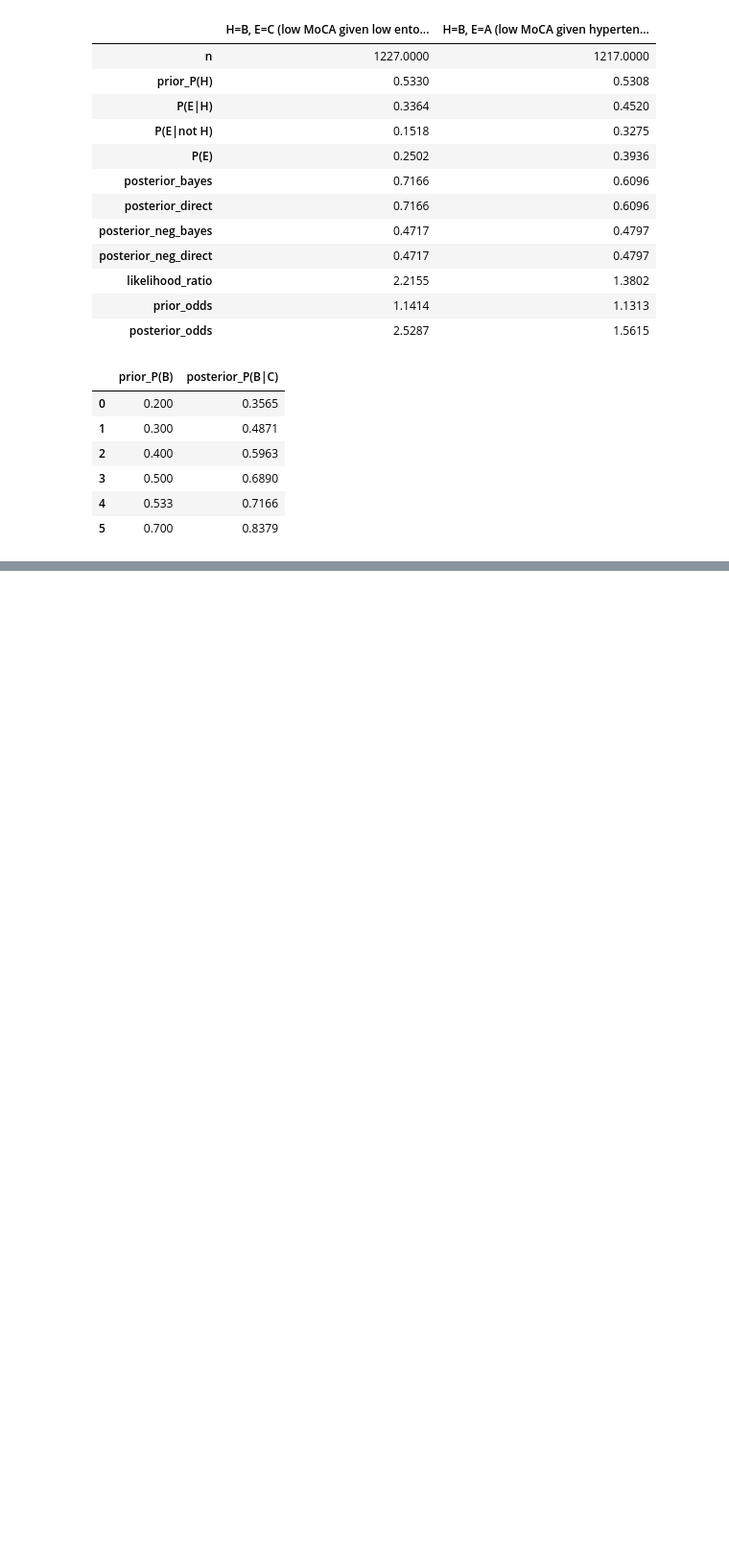
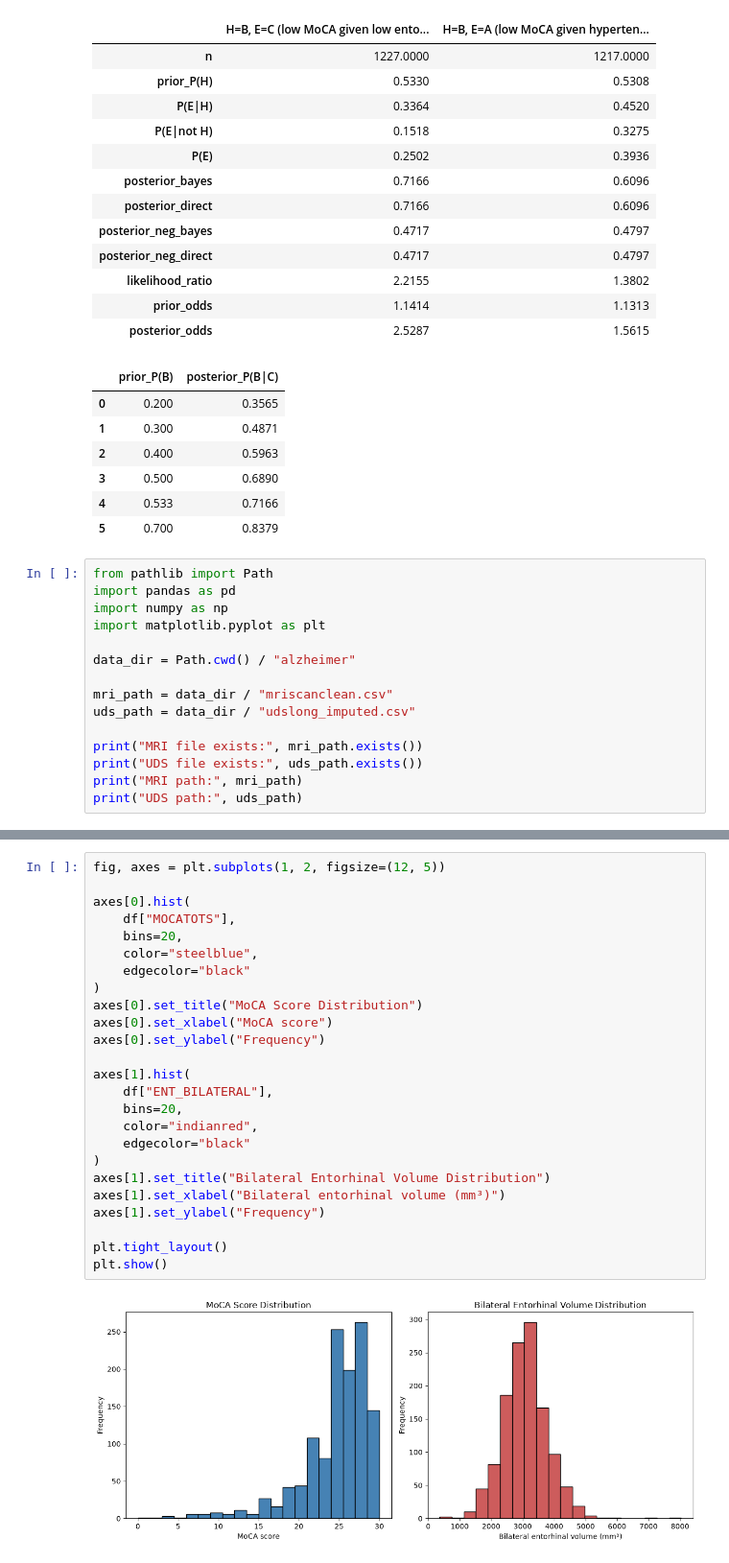
Before and after one commit to dorsamd/Amar, a Jupyter notebook: audit.ipynb, the cells around one changed output, grey strips where cells are left out. Shown at 96% size. Saved outputs shown, nothing was run; the diff lists cells and outputs as text; blank space fills up the shorter version.

Commit message:
Add phase 2 audit, figures and reports

```diff
--- a/audit.ipynb
+++ b/audit.ipynb
@@ -1289,3 +1289,18 @@ sens.to_csv('reports/phase2/table_bayes_prior_sensitivity.csv', index=False)
 | 3 | 0.500 | 0.6890 |
 | 4 | 0.533 | 0.7166 |
 | 5 | 0.700 | 0.8379 |
+# %%
+from pathlib import Path
+import pandas as pd
+import numpy as np
+import matplotlib.pyplot as plt
+
+data_dir = Path.cwd() / "alzheimer"
+
+mri_path = data_dir / "mriscanclean.csv"
+uds_path = data_dir / "udslong_imputed.csv"
+
+print("MRI file exists:", mri_path.exists())
+print("UDS file exists:", uds_path.exists())
+print("MRI path:", mri_path)
+print("UDS path:", uds_path)
@@ -1291,0 +1463,27 @@ sens.to_csv('reports/phase2/table_bayes_prior_sensitivity.csv', index=False)
+# %%
+fig, axes = plt.subplots(1, 2, figsize=(12, 5))
+
+axes[0].hist(
+    df["MOCATOTS"],
+    bins=20,
+    color="steelblue",
+    edgecolor="black"
+)
+axes[0].set_title("MoCA Score Distribution")
+axes[0].set_xlabel("MoCA score")
+axes[0].set_ylabel("Frequency")
+
+axes[1].hist(
+    df["ENT_BILATERAL"],
+    bins=20,
+    color="indianred",
+    edgecolor="black"
+)
+axes[1].set_title("Bilateral Entorhinal Volume Distribution")
+axes[1].set_xlabel("Bilateral entorhinal volume (mm³)")
+axes[1].set_ylabel("Frequency")
+
+plt.tight_layout()
+plt.show()
+# %% [output]
+[figure, added]
```
Also changed, not shown: parts of 10 cells of this notebook.
